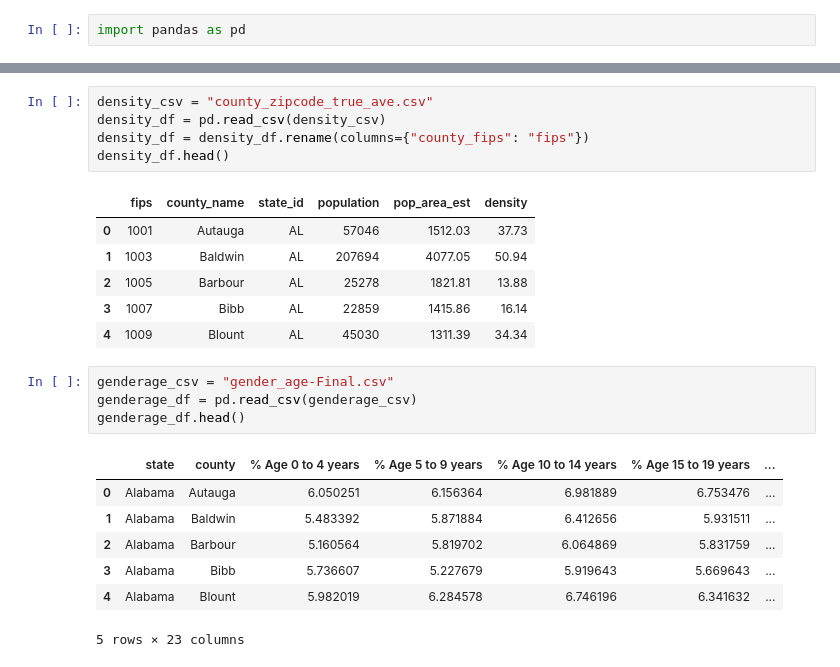
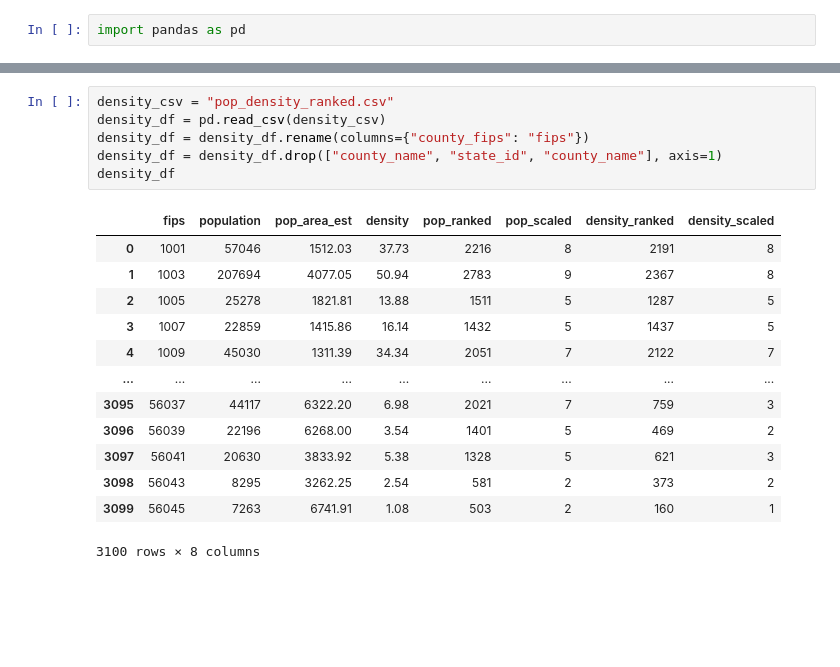
Before and after one commit to meghna-a/Covidgilance_final, a Jupyter notebook: Step0_dataCollection/merged.ipynb, the cells around one changed output, grey strips where cells are left out. Cells and saved outputs as stored; diff of their text form; blank space fills up the shorter version.

```diff
--- a/Step0_dataCollection/merged.ipynb
+++ b/Step0_dataCollection/merged.ipynb
@@ -14,24 +23,20 @@ health_df.head()
 # %%
-density_csv = "county_zipcode_true_ave.csv"
+density_csv = "pop_density_ranked.csv"
 density_df = pd.read_csv(density_csv)
 density_df = density_df.rename(columns={"county_fips": "fips"})
-density_df.head()
+density_df = density_df.drop(["county_name", "state_id", "county_name"], axis=1)
+density_df
 # %% [output]
-|  | fips | county_name | state_id | population | pop_area_est | density |
-| 0 | 1001 | Autauga | AL | 57046 | 1512.03 | 37.73 |
-| 1 | 1003 | Baldwin | AL | 207694 | 4077.05 | 50.94 |
-| 2 | 1005 | Barbour | AL | 25278 | 1821.81 | 13.88 |
-| 3 | 1007 | Bibb | AL | 22859 | 1415.86 | 16.14 |
-| 4 | 1009 | Blount | AL | 45030 | 1311.39 | 34.34 |
+|  | fips | population | pop_area_est | density | pop_ranked | pop_scaled | density_ranked | density_scaled |
+| 0 | 1001 | 57046 | 1512.03 | 37.73 | 2216 | 8 | 2191 | 8 |
+| 1 | 1003 | 207694 | 4077.05 | 50.94 | 2783 | 9 | 2367 | 8 |
+| 2 | 1005 | 25278 | 1821.81 | 13.88 | 1511 | 5 | 1287 | 5 |
+| 3 | 1007 | 22859 | 1415.86 | 16.14 | 1432 | 5 | 1437 | 5 |
+| 4 | 1009 | 45030 | 1311.39 | 34.34 | 2051 | 7 | 2122 | 7 |
+| ... | ... | ... | ... | ... | ... | ... | ... | ... |
+| 3095 | 56037 | 44117 | 6322.20 | 6.98 | 2021 | 7 | 759 | 3 |
+| 3096 | 56039 | 22196 | 6268.00 | 3.54 | 1401 | 5 | 469 | 2 |
+| 3097 | 56041 | 20630 | 3833.92 | 5.38 | 1328 | 5 | 621 | 3 |
+| 3098 | 56043 | 8295 | 3262.25 | 2.54 | 581 | 2 | 373 | 2 |
+| 3099 | 56045 | 7263 | 6741.91 | 1.08 | 503 | 2 | 160 | 1 |
+3100 rows × 8 columns
-# %%
-genderage_csv = "gender_age-Final.csv"
-genderage_df = pd.read_csv(genderage_csv)
-genderage_df.head()
-# %% [output]
-|  | state | county | % Age 0 to 4 years | % Age 5 to 9 years | % Age 10 to 14 years | % Age 15 to 19 years | ... |
-| 0 | Alabama | Autauga | 6.050251 | 6.156364 | 6.981889 | 6.753476 | ... |
-| 1 | Alabama | Baldwin | 5.483392 | 5.871884 | 6.412656 | 5.931511 | ... |
-| 2 | Alabama | Barbour | 5.160564 | 5.819702 | 6.064869 | 5.831759 | ... |
-| 3 | Alabama | Bibb | 5.736607 | 5.227679 | 5.919643 | 5.669643 | ... |
-| 4 | Alabama | Blount | 5.982019 | 6.284578 | 6.746196 | 6.341632 | ... |
-5 rows × 23 columns
```
Also changed, not shown: parts of 21 cells of this notebook, 2 other files.
